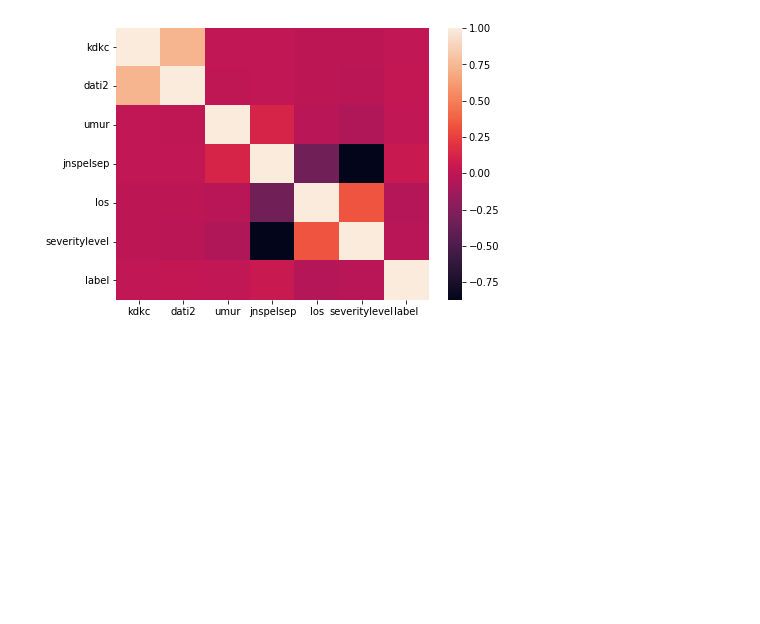
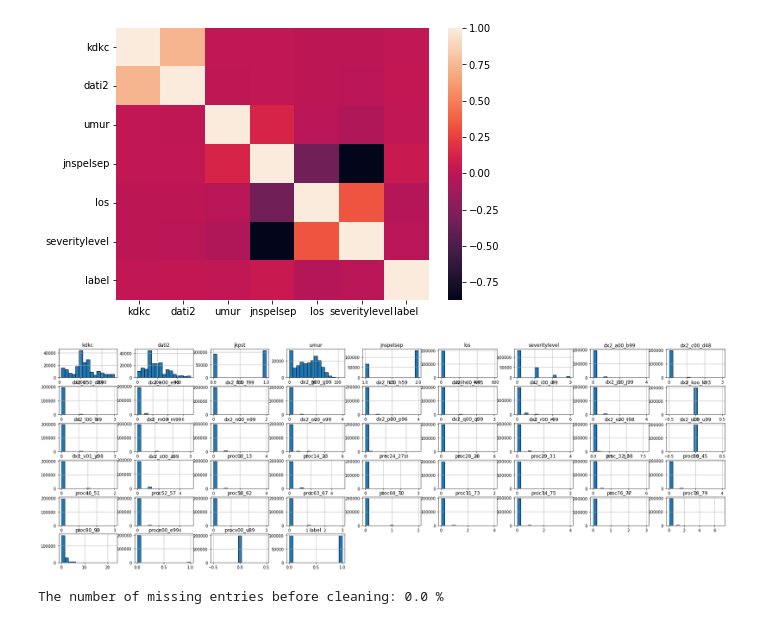
Before and after one commit to letaresaragih/Kelompok-1-Data-Mining-Project-Binary-Classification, a Jupyter notebook: code/Dami_RFC_DataUderstandingAndPrep.ipynb, the cells around one changed output. Drawn from its saved outputs; the diff is of its cells as text; code cells hidden in the pictures; blank space fills up the shorter version.

Commit message:
Update data preparation

```diff
--- a/code/Dami_RFC_DataUderstandingAndPrep.ipynb
+++ b/code/Dami_RFC_DataUderstandingAndPrep.ipynb
@@ -8,7 +8,7 @@ import pandas as pd
 import numpy as np
 from numpy.core.defchararray import add
 # %%
-df = pd.read_csv("drive/MyDrive/dami/fraud_detection_train.csv")
+df = pd.read_csv("drive/MyDrive/DAMI/fraud_detection_train.csv")
 # %%
 # melihat ukuran data
 df.shape
@@ -217,3 +217,23 @@ fig, ax = plt.subplots(figsize=(7,5))
 sns.heatmap(correlations, ax = ax);
 # %% [output]
 [figure]
+# %%
+## Tampilkan histogram untuk semua atribut
+df.hist(edgecolor = 'black', bins = 15, figsize = (30, 15), layout = (9, 9));
+# %% [output]
+[figure, added]
+# %%
+#Data Preprocessing
+#Lakukanla imputasi data dengan nilai mean jika terdapat nilai null (jika tidak ada
+#null, tunjukkan pada program anda).
+C = (df.dtypes == 'object')
+CategoricalVariables = list(C[C].index)
+
+Integer = (df.dtypes == 'int64')
+Float = (df.dtypes == 'float64')
+NumericVariables = list(Integer[Integer].index) + list(Float[Float].index)
+
+Missing_Percentage = (df.isnull().sum()).sum()/np.product(df.shape)*100
+print("The number of missing entries before cleaning: " + str(round(Missing_Percentage,5)) + " %")
+# %% [output]
+The number of missing entries before cleaning: 0.0 %
```
Also changed, not shown: parts of 5 cells of this notebook.
